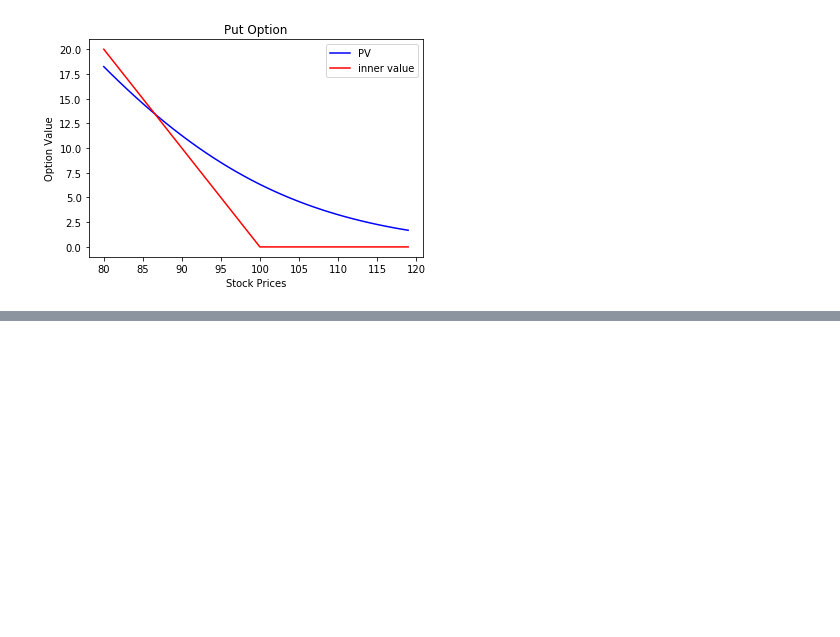
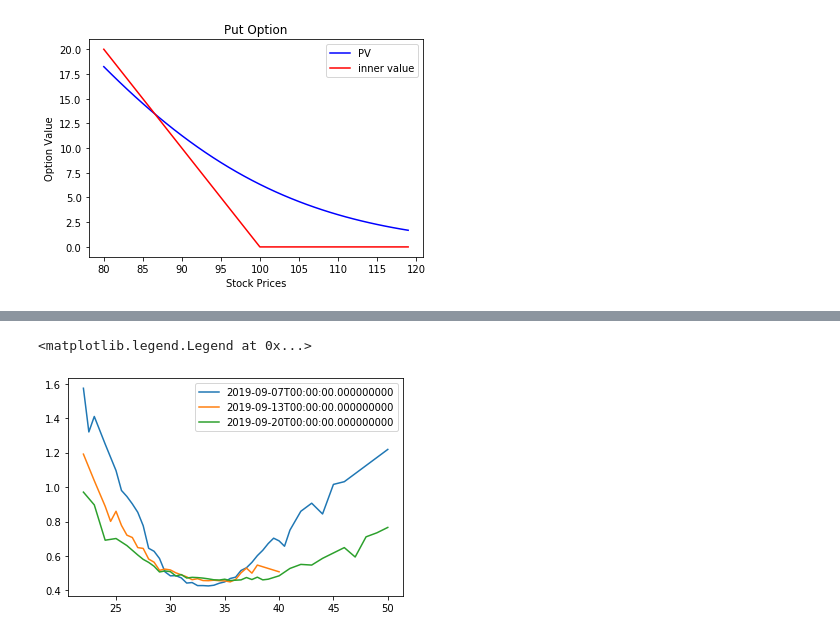
Before and after one commit to alexanderdamiani/Derivative_Pricing, a Jupyter notebook: BSM_Pricing.ipynb, the cells around one changed output, grey strips where cells are left out. Cells and saved outputs as stored; diff of their text form; code cells hidden in the pictures; blank space fills up the shorter version.

```diff
--- a/BSM_Pricing.ipynb
+++ b/BSM_Pricing.ipynb
@@ -129,0 +144,7 @@ plt.legend()
+# %%
+df = pd.read_excel('amd_2019_call_option_data.xlsx')
+df.drop(['Contract Name', 'Last Trade Date', 'Change', '% Change', 'Volume', 'Open Interest'],
+        axis=1,
+        inplace=True)
+df['Price'] = np.round((df['Bid'] + df['Ask']) / 2, 2)
+df.head()
@@ -129,0 +158,9 @@ plt.legend()
+# %%
+for T in df['Maturity'].unique():
+    df_ = df[df['Maturity'] == T].copy()
+    plt.plot(df_['Strike'], df_['Implied Volatility'], label=T)
+
+plt.legend()
+# %% [output]
+<matplotlib.legend.Legend at 0x...>
+[figure, added]
```
Also changed, not shown: parts of 7 cells of this notebook.
